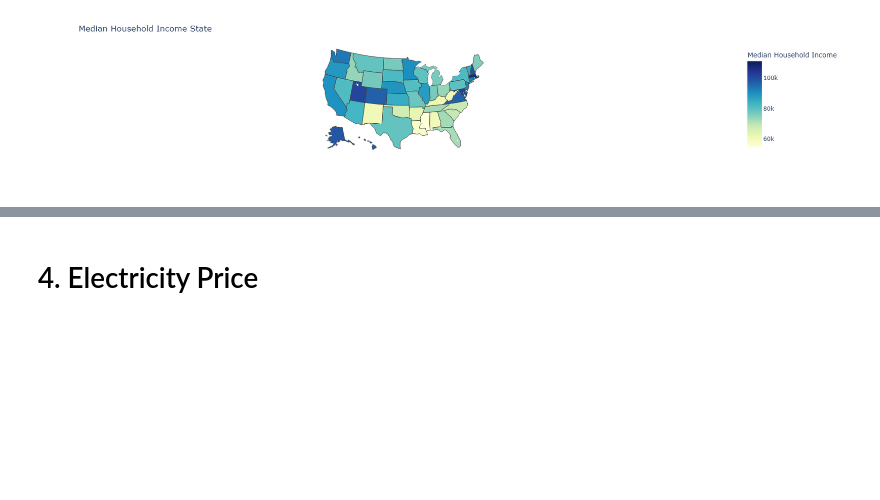
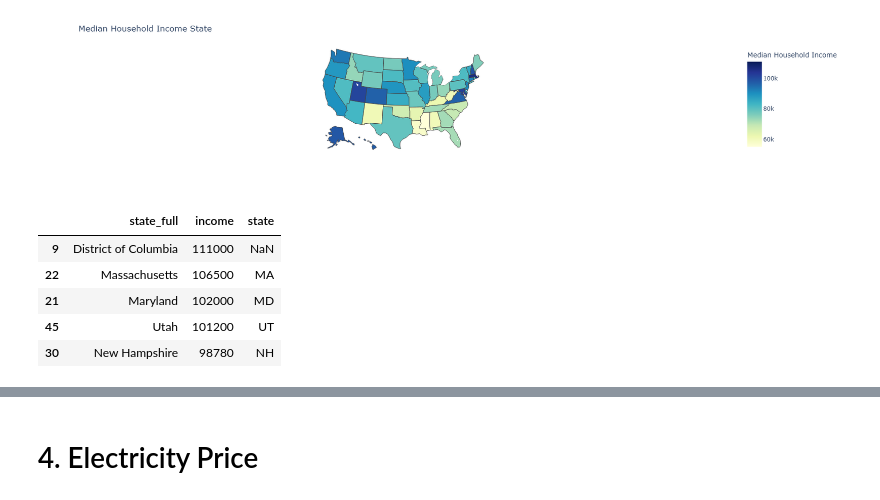
Before and after one commit to hiwan/computing-in-context, a Jupyter notebook: project_3.ipynb, the cells around one changed output, grey strips where cells are left out. Cells and saved outputs as stored; diff of their text form; code cells hidden in the pictures; blank space fills up the shorter version.

```diff
--- a/project_3.ipynb
+++ b/project_3.ipynb
@@ -578,3 +577,13 @@ fig.update_layout(width=700)
 fig.show()
 # %% [output]
 [figure]
+# %%
+# Show the top five states.
+income.sort_values('income' , ascending = False).head()
+# %% [output]
+|  | state_full | income | state |
+| 9 | District of Columbia | 111000 | NaN |
+| 22 | Massachusetts | 106500 | MA |
+| 21 | Maryland | 102000 | MD |
+| 45 | Utah | 101200 | UT |
+| 30 | New Hampshire | 98780 | NH |
```
Also changed, not shown: parts of 28 cells of this notebook, 3 other files.
